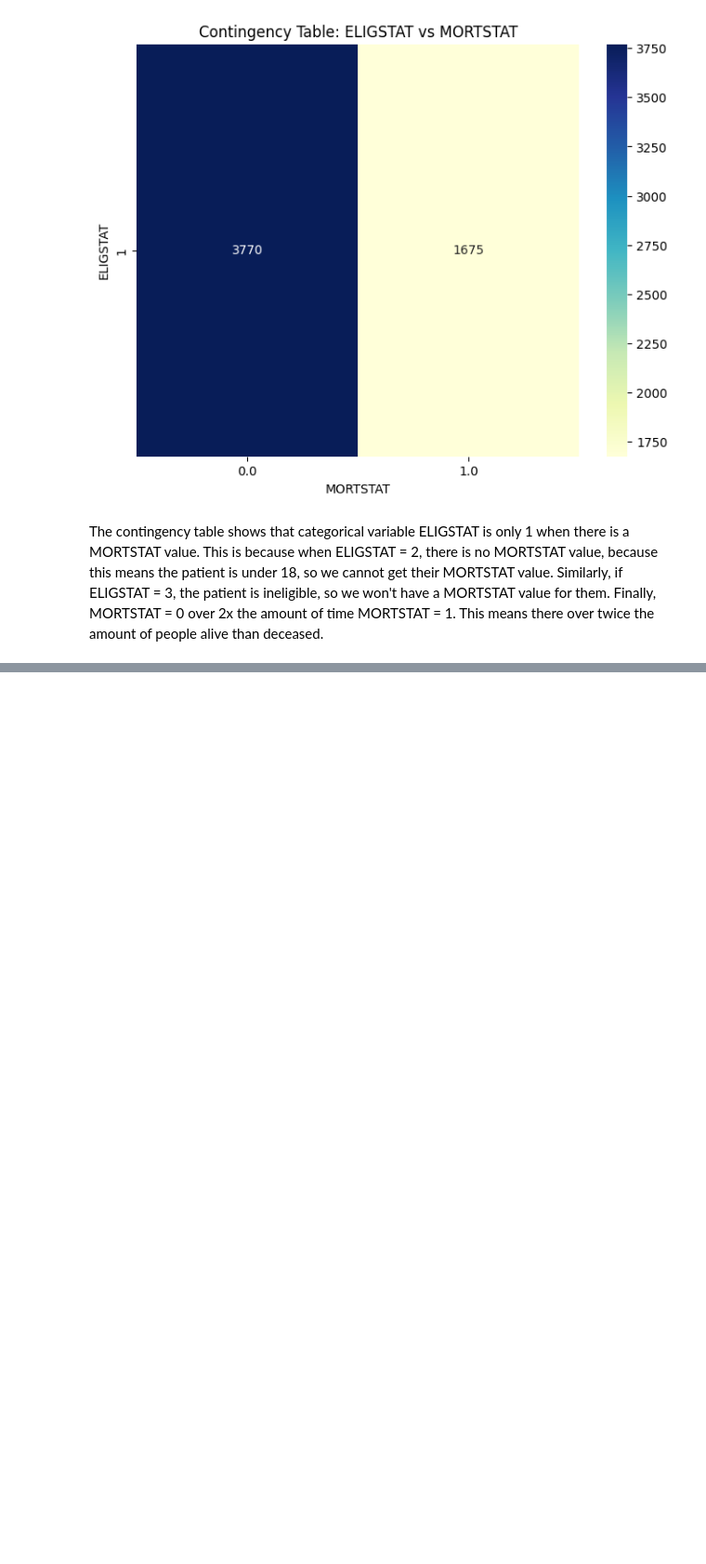
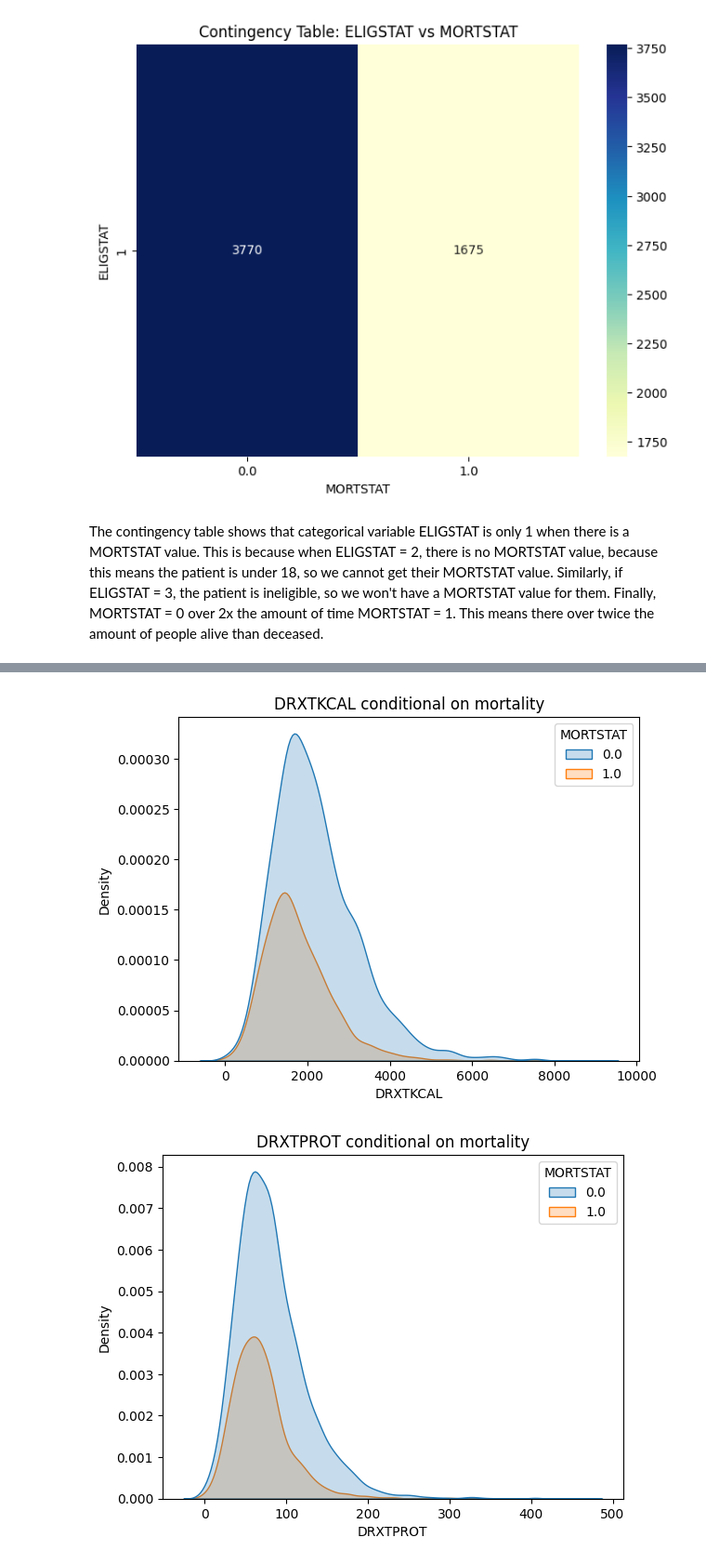
Before and after one commit to lainegoldmacher1/DS3021-project-1, a Jupyter notebook: project_1_bsds_part1.ipynb, the cells around one changed output, grey strips where cells are left out. Shown at 93% size. Drawn from its saved outputs; the diff is of its cells as text; code cells hidden in the pictures; blank space fills up the shorter version.

```diff
--- a/project_1_bsds_part1.ipynb
+++ b/project_1_bsds_part1.ipynb
@@ -421,0 +564,9 @@ The contingency table shows that categorical variable ELIGSTAT is only 1 when th
+# %%
+for var in nutrients:
+    plt.figure()
+    sns.kdeplot(data=X_interesting, x=var, hue='MORTSTAT', fill=True)
+    plt.title(f'{var} conditional on mortality')
+    plt.show()
+# %% [output]
+[figure, added]
+[figure, added]
```
Also changed, not shown: parts of 15 cells of this notebook.
